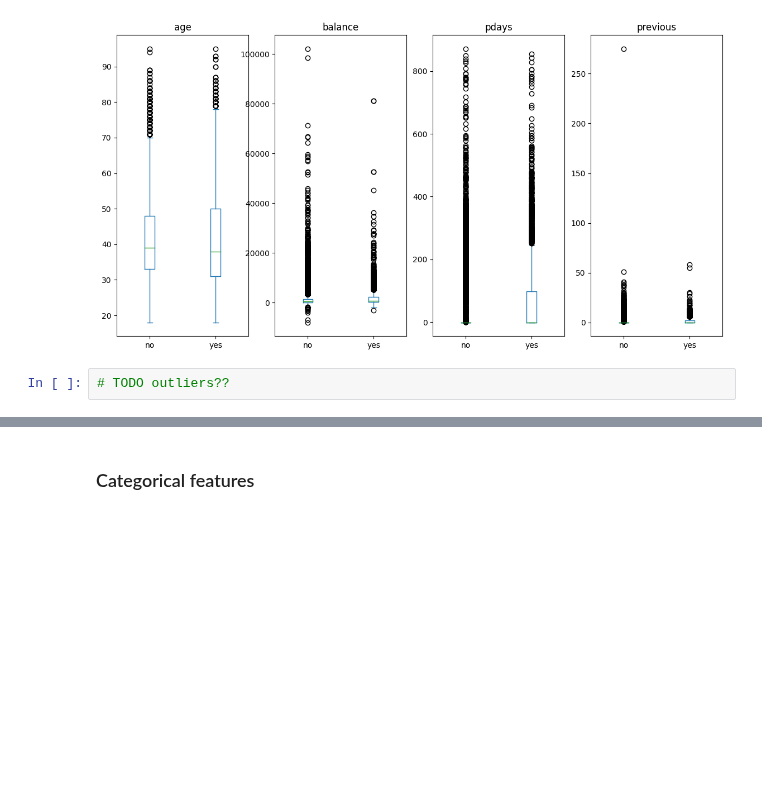
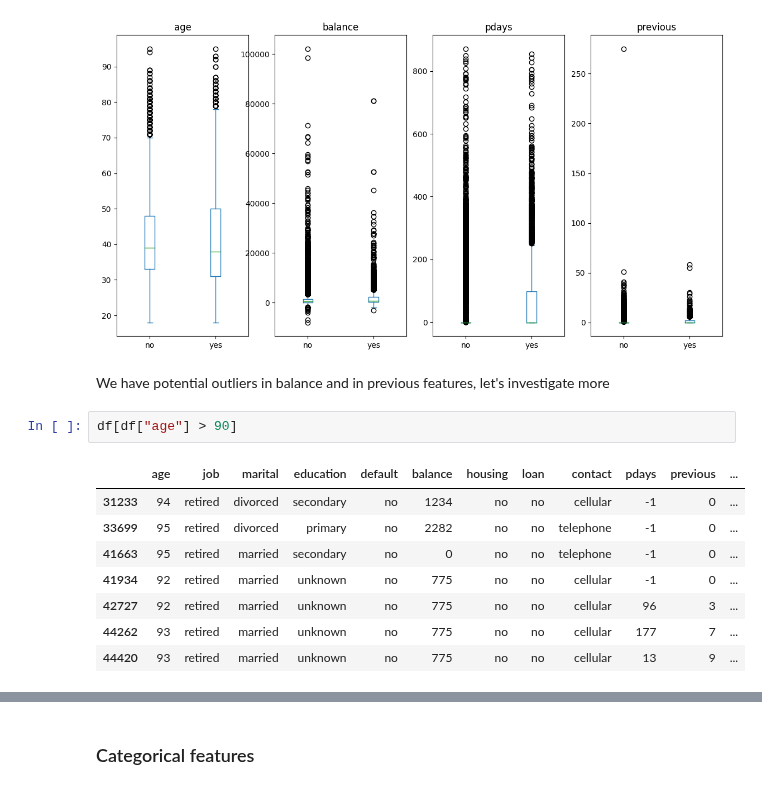
Before and after one commit to dmytrovelychko/rd_ds_python, a Jupyter notebook: cw.ipynb, the cells around one changed output, grey strips where cells are left out. Drawn from its saved outputs; the diff is of its cells as text; blank space fills up the shorter version.

```diff
--- a/cw.ipynb
+++ b/cw.ipynb
@@ -119,5 +119,16 @@ pdays       Axes(0.529348,0.11;0.168478x0.77)
 previous    Axes(0.731522,0.11;0.168478x0.77)
 dtype: object
 [figure]
-# %%
-# TODO outliers??
+# %% [markdown]
+We have potential outliers in balance and in previous features, let's investigate more
+# %%
+df[df["age"] > 90]
+# %% [output]
+|  | age | job | marital | education | default | balance | housing | loan | contact | pdays | previous | ... |
+| 31233 | 94 | retired | divorced | secondary | no | 1234 | no | no | cellular | -1 | 0 | ... |
+| 33699 | 95 | retired | divorced | primary | no | 2282 | no | no | telephone | -1 | 0 | ... |
+| 41663 | 95 | retired | married | secondary | no | 0 | no | no | telephone | -1 | 0 | ... |
+| 41934 | 92 | retired | married | unknown | no | 775 | no | no | cellular | -1 | 0 | ... |
+| 42727 | 92 | retired | married | unknown | no | 775 | no | no | cellular | 96 | 3 | ... |
+| 44262 | 93 | retired | married | unknown | no | 775 | no | no | cellular | 177 | 7 | ... |
+| 44420 | 93 | retired | married | unknown | no | 775 | no | no | cellular | 13 | 9 | ... |
```
Also changed, not shown: parts of 9 cells of this notebook.
